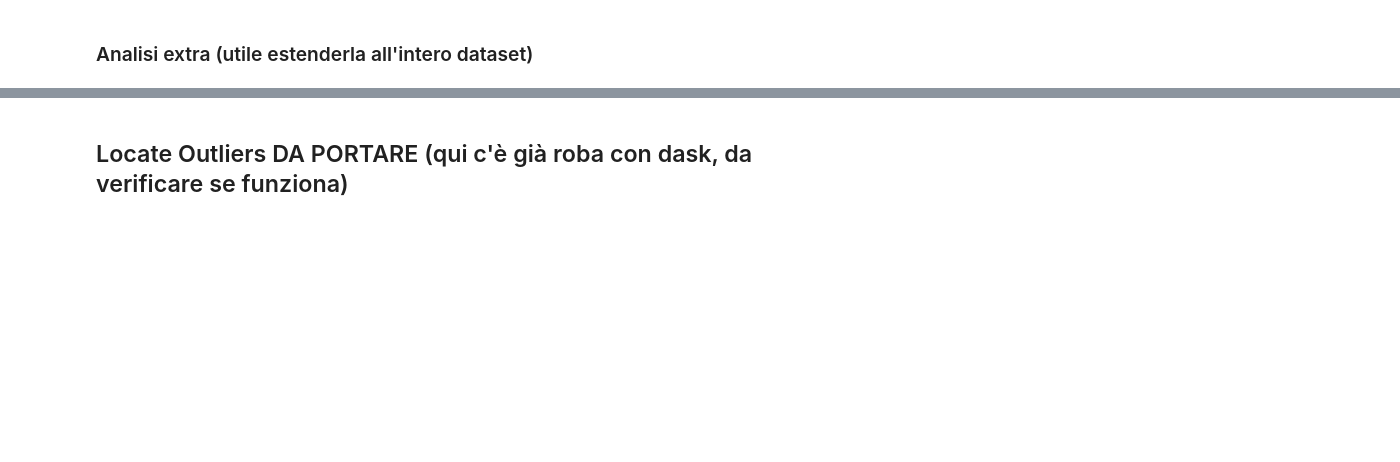
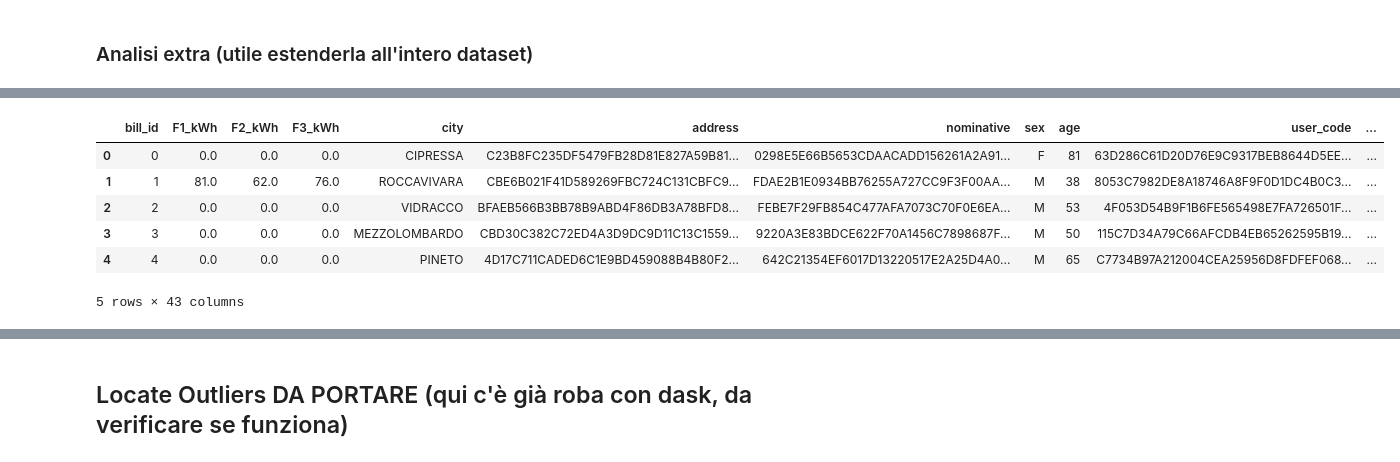
Before and after one commit to Il-Pela/BDMG-Project, a Jupyter notebook: Pelacani.ipynb, the cells around one changed output, grey strips where cells are left out. Saved outputs shown, nothing was run; the diff lists cells and outputs as text; code cells hidden in the pictures; blank space fills up the shorter version.

```diff
--- a/Pelacani.ipynb
+++ b/Pelacani.ipynb
@@ -423,6 +543,14 @@ v.index[v.gt(1)]
 # %%
 # DATASET CON GLI user_code CHE COMPAIONO PIù DI UNA VOLTA
-df[df['user_code'].isin(v.index[v.gt(1)])]
+df[df['user_code'].isin(v[v.gt(1)].index.compute())].head()
+# %% [output]
+|  | bill_id | F1_kWh | F2_kWh | F3_kWh | city | address | nominative | sex | age | user_code | ... |
+| 0 | 0 | 0.0 | 0.0 | 0.0 | CIPRESSA | C23B8FC235DF5479FB28D81E827A59B81... | 0298E5E66B5653CDAACADD156261A2A91... | F | 81 | 63D286C61D20D76E9C9317BEB8644D5EE... | ... |
+| 1 | 1 | 81.0 | 62.0 | 76.0 | ROCCAVIVARA | CBE6B021F41D589269FBC724C131CBFC9... | FDAE2B1E0934BB76255A727CC9F3F00AA... | M | 38 | 8053C7982DE8A18746A8F9F0D1DC4B0C3... | ... |
+| 2 | 2 | 0.0 | 0.0 | 0.0 | VIDRACCO | BFAEB566B3BB78B9ABD4F86DB3A78BFD8... | FEBE7F29FB854C477AFA7073C70F0E6EA... | M | 53 | 4F053D54B9F1B6FE565498E7FA726501F... | ... |
+| 3 | 3 | 0.0 | 0.0 | 0.0 | MEZZOLOMBARDO | CBD30C382C72ED4A3D9DC9D11C13C1559... | 9220A3E83BDCE622F70A1456C7898687F... | M | 50 | 115C7D34A79C66AFCDB4EB65262595B19... | ... |
+| 4 | 4 | 0.0 | 0.0 | 0.0 | PINETO | 4D17C711CADED6C1E9BD459088B4B80F2... | 642C21354EF6017D13220517E2A25D4A0... | M | 65 | C7734B97A212004CEA25956D8FDFEF068... | ... |
+5 rows × 43 columns
 # %%
 # Le date potrebbero fornirci informazioni sulla billing_frequency, o viceversa, come lo stabiliamo?
 # Cosa indica la colonna dell'emission_date??
```
Also changed, not shown: parts of 27 cells of this notebook, 1 other file.
